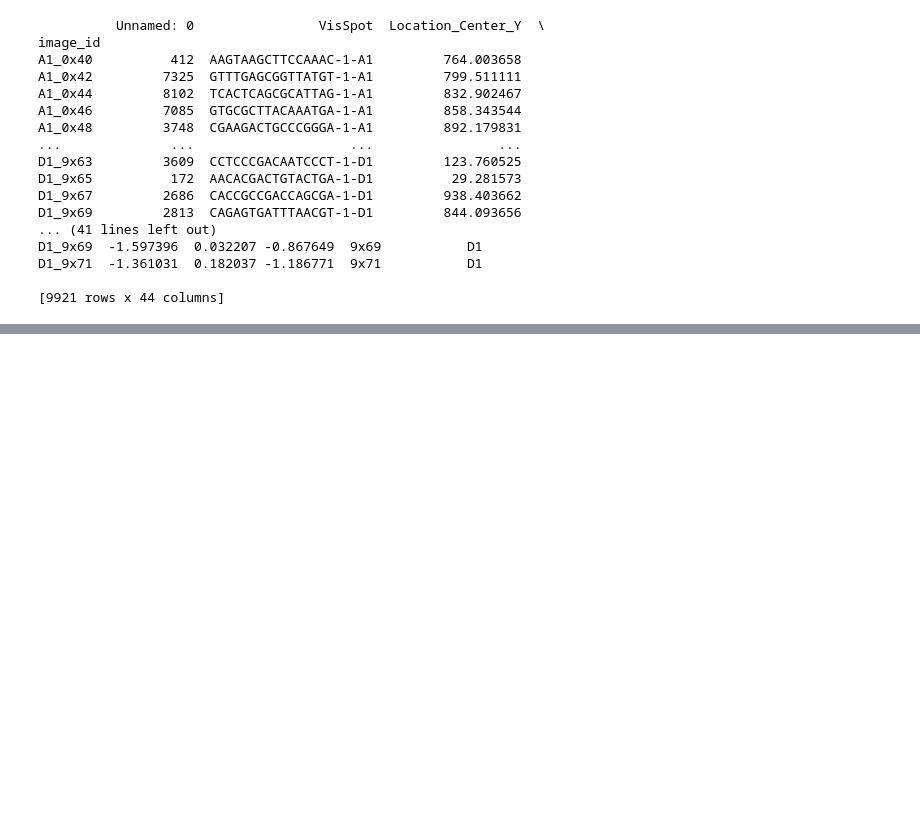
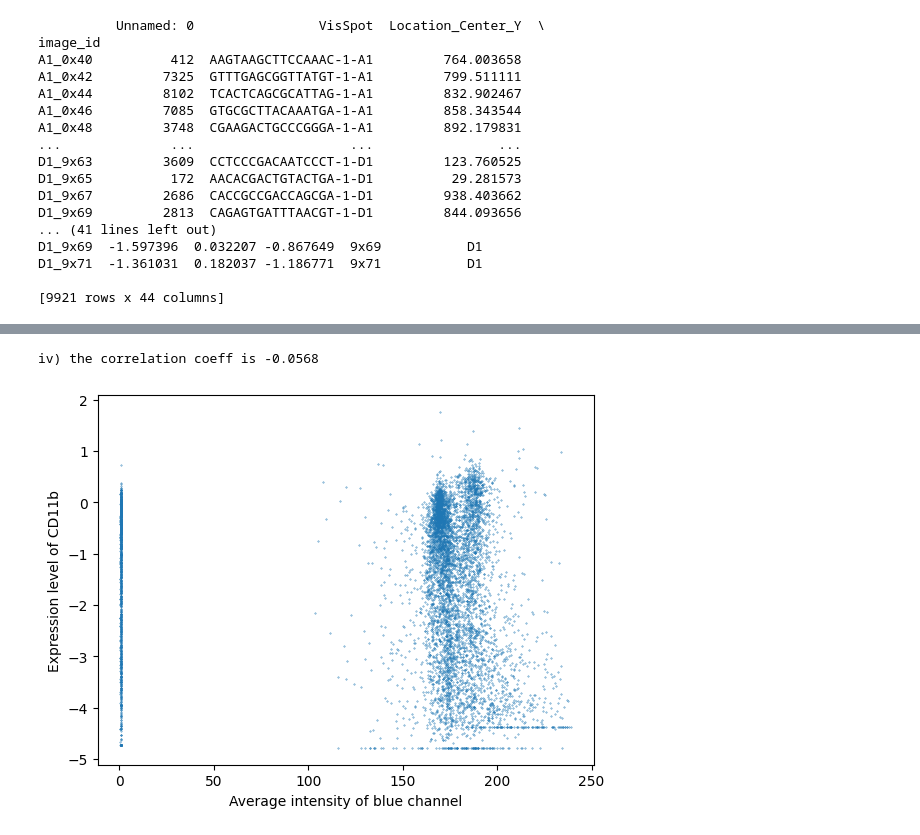
Before and after one commit to aloka-dias/data-mining-assignment-2, a Jupyter notebook: data_mining_assignment_2.ipynb, the cells around one changed output, grey strips where cells are left out. Cells and saved outputs as stored; diff of their text form; code cells hidden in the pictures; blank space fills up the shorter version.

```diff
--- a/data_mining_assignment_2.ipynb
+++ b/data_mining_assignment_2.ipynb
@@ -164,0 +173,16 @@ iv) the correlation coeff is -0.1566
+# %%
+average_intensity_blue_and_CD11b = np.empty((df_training.shape[0], 2))
+
+for i in range(df_training.shape[0]):
+  image_path = image_folder + df_training.iloc[i, :].name + '.png'
+
+  if df_training.iloc[i, :]['specimen_id'] == 'B1':
+    I = rgba2rgb(imread(image_path)) #read sample RGBA image and convert to RGB
+  else:
+    I = imread(image_path)
+
+  average_intensity_blue_and_CD11b[i, 0] = np.mean(I[:,:,2])
+  average_intensity_blue_and_CD11b[i, 1] = df_training.iloc[i, :]['CD11b']
+
+
+print(average_intensity_blue_and_CD11b)
@@ -164,0 +197,13 @@ iv) the correlation coeff is -0.1566
+# %%
+correlation_blue_cd11b, _ = stats.pearsonr(average_intensity_blue_and_CD11b[:, 0], average_intensity_blue_and_CD11b[:, 1])
+print('iv) the correlation coeff is', round(correlation_blue_cd11b, 4))
+
+plt.scatter(average_intensity_blue_and_CD11b[:, 0], average_intensity_blue_and_CD11b[:, 1], s=0.1)
+
+plt.ylabel('Expression level of CD11b')
+plt.xlabel('Average intensity of blue channel')
+
+plt.show()
+# %% [output]
+iv) the correlation coeff is -0.0568
+[figure, added]
```
Also changed, not shown: parts of 16 cells of this notebook.
